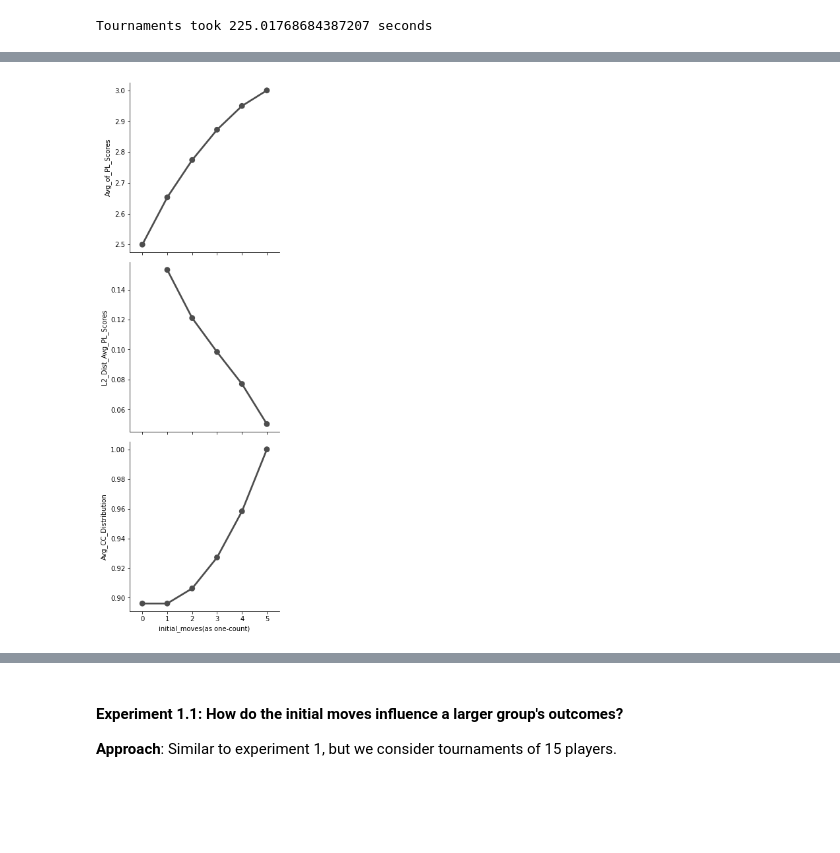
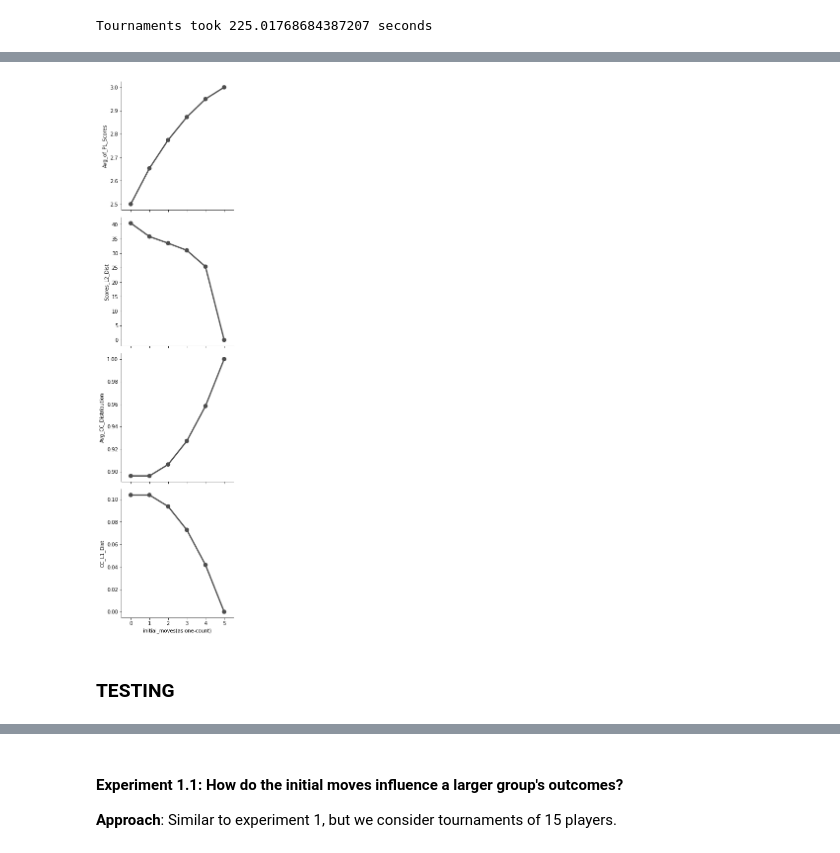
Before and after one commit to fatemehghaffari/PrisonersDilemma, a Jupyter notebook: Sensitivity_Analysis_PD_Model.ipynb, the cells around one changed output, grey strips where cells are left out. Saved outputs shown, nothing was run; the diff lists cells and outputs as text; code cells hidden in the pictures; blank space fills up the shorter version.

```diff
--- a/Sensitivity_Analysis_PD_Model.ipynb
+++ b/Sensitivity_Analysis_PD_Model.ipynb
@@ -131,0 +90,27 @@ df
+# %%
+# Process aggregate data of each tournament into a single dataframe for
+# comparison
+agg_d_list = []
+for key,val in data_dict1.items():
+    im_list, data, agg_data = val
+    agg_data['initial_moves(as one-count)'] = im_list.count(1)
+    data_mat = data.to_numpy()
+#     print(data_mat.shape)
+
+    # The column below measures l2 distance between tournament
+    # normalized scores and baseline tournament where all players always cooperate
+    agg_data['Scores_L2_Dist'] = np.linalg.norm(data.to_numpy()-(np.ones(data_mat.shape)*3))
+
+    # The column below measures l1 distance between tournament
+    # CC Distribution and baseline tournament where all players always cooperate
+    agg_data['CC_L1_Dist'] = np.abs(agg_data['Avg_CC_Distribution'] - 1)
+
+    agg_d_list.append(agg_data)
+
+comparison_df = pd.concat(agg_d_list)
+
+df=comparison_df[['initial_moves(as one-count)', 'P1_Avg_Norm_Score', 'P2_Avg_Norm_Score','P3_Avg_Norm_Score',
+           'P4_Avg_Norm_Score', 'P5_Avg_Norm_Score','Avg_of_PL_Scores',
+           'Scores_L2_Dist','Avg_CC_Distribution','CC_L1_Dist']]
+
+df
@@ -132,13 +135,14 @@ df
 # %%
 # Plots: Each point is the aggregate of 1000 tournaments with the same initial moves.
 
 g = sns.PairGrid(df,
                  y_vars=["Avg_of_PL_Scores",
-                        "L2_Dist_Avg_PL_Scores",
-                        "Avg_CC_Distribution"],
+                        "Scores_L2_Dist",
+                        "Avg_CC_Distribution",
+                        "CC_L1_Dist"],
                  x_vars=['initial_moves(as one-count)'],
                  height=4)
 g.map(sns.pointplot, color=".3")
 plt.show()
 # %% [output]
-[figure, old version]
+[figure, new version]
@@ -144,0 +152,2 @@ plt.show()
+# %% [markdown]
+### TESTING
```
Also changed, not shown: parts of 27 cells of this notebook, 3 other files.
